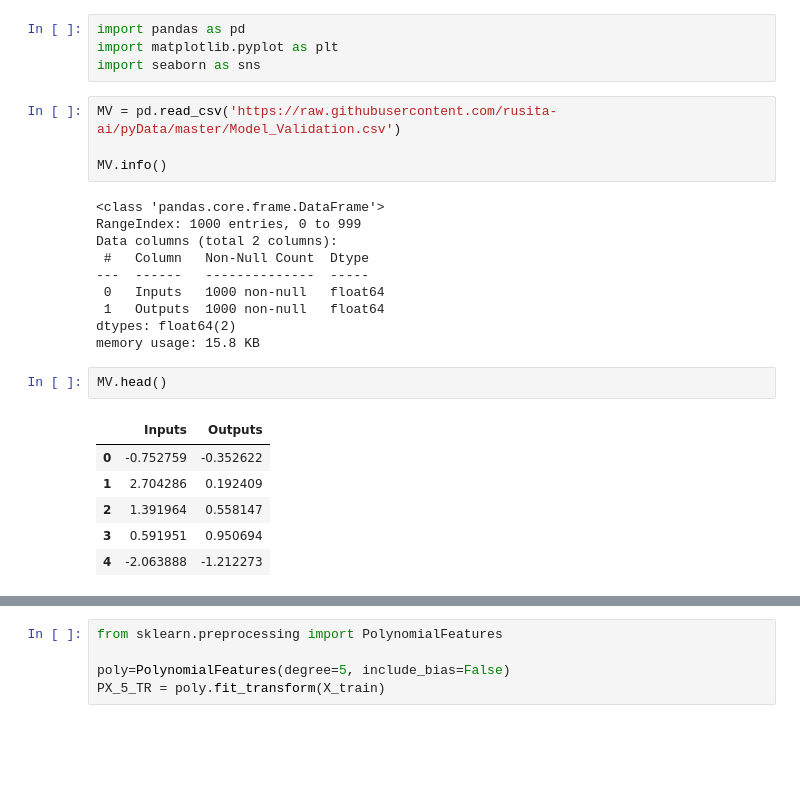
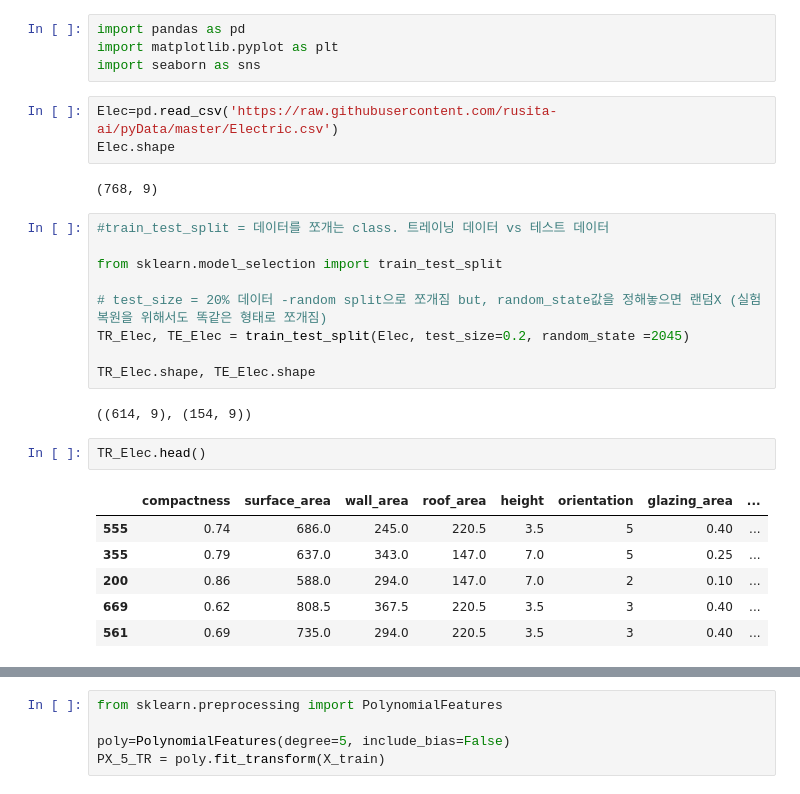
Before and after one commit to Seungeun-Song/Study-for-K-Digital-AI-developer, a Jupyter notebook: Practice/21_02_26_modelValidation.ipynb, the cells around one changed output, grey strips where cells are left out. Drawn from its saved outputs; the diff is of its cells as text; blank space fills up the shorter version.

```diff
--- a/Practice/21_02_26_modelValidation.ipynb
+++ b/Practice/21_02_26_modelValidation.ipynb
@@ -3,25 +355,27 @@ import pandas as pd
 import matplotlib.pyplot as plt
 import seaborn as sns
 # %%
-MV = pd.read_csv('https://raw.githubusercontent.com/rusita-ai/pyData/master/Model_Validation.csv')
-
-MV.info()
+Elec=pd.read_csv('https://raw.githubusercontent.com/rusita-ai/pyData/master/Electric.csv')
+Elec.shape
 # %% [output]
-<class 'pandas.core.frame.DataFrame'>
-RangeIndex: 1000 entries, 0 to 999
-Data columns (total 2 columns):
- #   Column   Non-Null Count  Dtype
----  ------   --------------  -----
- 0   Inputs   1000 non-null   float64
- 1   Outputs  1000 non-null   float64
-dtypes: float64(2)
-memory usage: 15.8 KB
+(768, 9)
+# %%
+#train_test_split = 데이터를 쪼개는 class. 트레이닝 데이터 vs 테스트 데이터
+
+from sklearn.model_selection import train_test_split
+
+# test_size = 20% 데이터 -random split으로 쪼개짐 but, random_state값을 정해놓으면 랜덤X (실험 복원을 위해서도 똑같은 형태로 쪼개짐)
+TR_Elec, TE_Elec = train_test_split(Elec, test_size=0.2, random_state =2045)
+
+TR_Elec.shape, TE_Elec.shape
+# %% [output]
+((614, 9), (154, 9))
 # %%
-MV.head()
+TR_Elec.head()
 # %% [output]
-|  | Inputs | Outputs |
-| 0 | -0.752759 | -0.352622 |
-| 1 | 2.704286 | 0.192409 |
-| 2 | 1.391964 | 0.558147 |
-| 3 | 0.591951 | 0.950694 |
-| 4 | -2.063888 | -1.212273 |
+|  | compactness | surface_area | wall_area | roof_area | height | orientation | glazing_area | ... |
+| 555 | 0.74 | 686.0 | 245.0 | 220.5 | 3.5 | 5 | 0.40 | ... |
+| 355 | 0.79 | 637.0 | 343.0 | 147.0 | 7.0 | 5 | 0.25 | ... |
+| 200 | 0.86 | 588.0 | 294.0 | 147.0 | 7.0 | 2 | 0.10 | ... |
+| 669 | 0.62 | 808.5 | 367.5 | 220.5 | 3.5 | 3 | 0.40 | ... |
+| 561 | 0.69 | 735.0 | 294.0 | 220.5 | 3.5 | 3 | 0.40 | ... |
```
Also changed, not shown: parts of 98 cells of this notebook.
